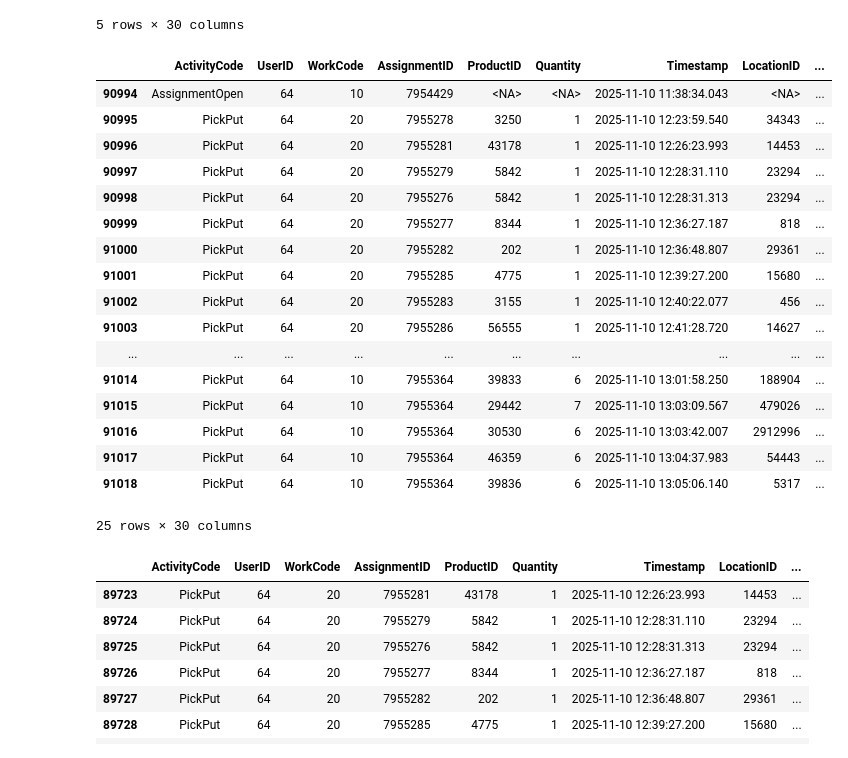
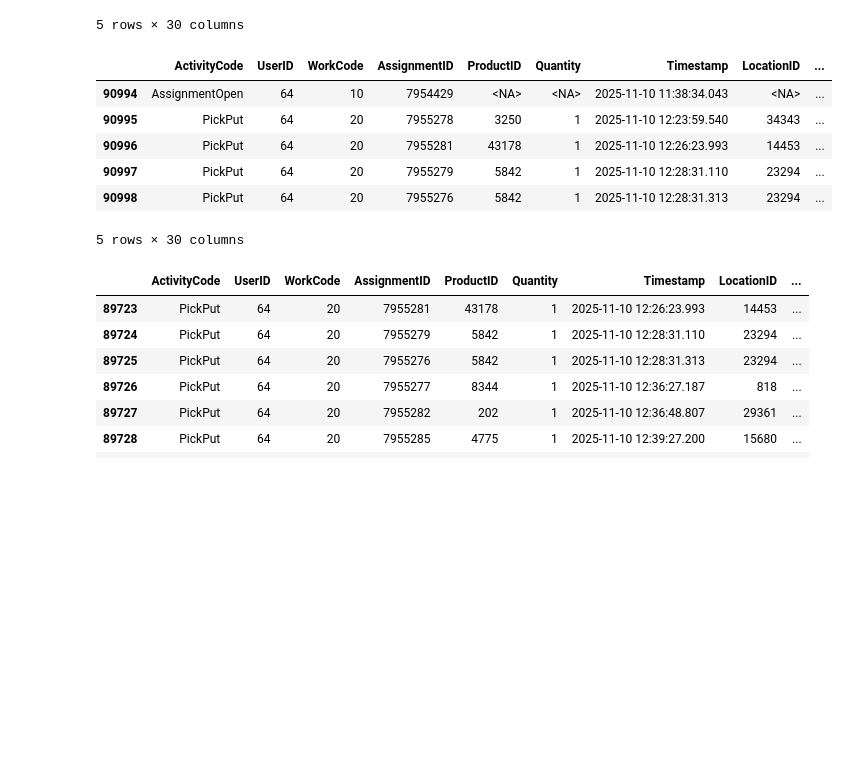
Before and after one commit to JiashenWangg/Lucas_Systems_Capstone_Project, a Jupyter notebook: Model_Jiashen/preprocess_v2.ipynb, the cells around one changed output. Cells and saved outputs as stored; diff of their text form; code cells hidden in the pictures; blank space fills up the shorter version.

```diff
--- a/Model_Jiashen/preprocess_v2.ipynb
+++ b/Model_Jiashen/preprocess_v2.ipynb
@@ -238,26 +238,15 @@ display(df_detailed.head())
 5 rows × 30 columns
 # %%
 # diaplay first 50 rows of the final cleaned dataset with userid = 64
-display(df_detailed[df_detailed["UserID"] == "64"].head(25))
+display(df_detailed[df_detailed["UserID"] == "64"].head())
 # %% [output]
 |  | ActivityCode | UserID | WorkCode | AssignmentID | ProductID | Quantity | Timestamp | LocationID | ... |
 | 90994 | AssignmentOpen | 64 | 10 | 7954429 | <NA> | <NA> | 2025-11-10 11:38:34.043 | <NA> | ... |
 | 90995 | PickPut | 64 | 20 | 7955278 | 3250 | 1 | 2025-11-10 12:23:59.540 | 34343 | ... |
 | 90996 | PickPut | 64 | 20 | 7955281 | 43178 | 1 | 2025-11-10 12:26:23.993 | 14453 | ... |
 | 90997 | PickPut | 64 | 20 | 7955279 | 5842 | 1 | 2025-11-10 12:28:31.110 | 23294 | ... |
 | 90998 | PickPut | 64 | 20 | 7955276 | 5842 | 1 | 2025-11-10 12:28:31.313 | 23294 | ... |
-| 90999 | PickPut | 64 | 20 | 7955277 | 8344 | 1 | 2025-11-10 12:36:27.187 | 818 | ... |
-| 91000 | PickPut | 64 | 20 | 7955282 | 202 | 1 | 2025-11-10 12:36:48.807 | 29361 | ... |
-| 91001 | PickPut | 64 | 20 | 7955285 | 4775 | 1 | 2025-11-10 12:39:27.200 | 15680 | ... |
-| 91002 | PickPut | 64 | 20 | 7955283 | 3155 | 1 | 2025-11-10 12:40:22.077 | 456 | ... |
-| 91003 | PickPut | 64 | 20 | 7955286 | 56555 | 1 | 2025-11-10 12:41:28.720 | 14627 | ... |
-| ... | ... | ... | ... | ... | ... | ... | ... | ... | ... |
-| 91014 | PickPut | 64 | 10 | 7955364 | 39833 | 6 | 2025-11-10 13:01:58.250 | 188904 | ... |
-| 91015 | PickPut | 64 | 10 | 7955364 | 29442 | 7 | 2025-11-10 13:03:09.567 | 479026 | ... |
-| 91016 | PickPut | 64 | 10 | 7955364 | 30530 | 6 | 2025-11-10 13:03:42.007 | 2912996 | ... |
-| 91017 | PickPut | 64 | 10 | 7955364 | 46359 | 6 | 2025-11-10 13:04:37.983 | 54443 | ... |
-| 91018 | PickPut | 64 | 10 | 7955364 | 39836 | 6 | 2025-11-10 13:05:06.140 | 5317 | ... |
-25 rows × 30 columns
+5 rows × 30 columns
 # %%
 # Identify indices of 'AssignmentOpen'
 open_indices = df_detailed[df_detailed["ActivityCode"] == "AssignmentOpen"].index
```
Also changed, not shown: parts of 1 cell of this notebook, 3 other files.
